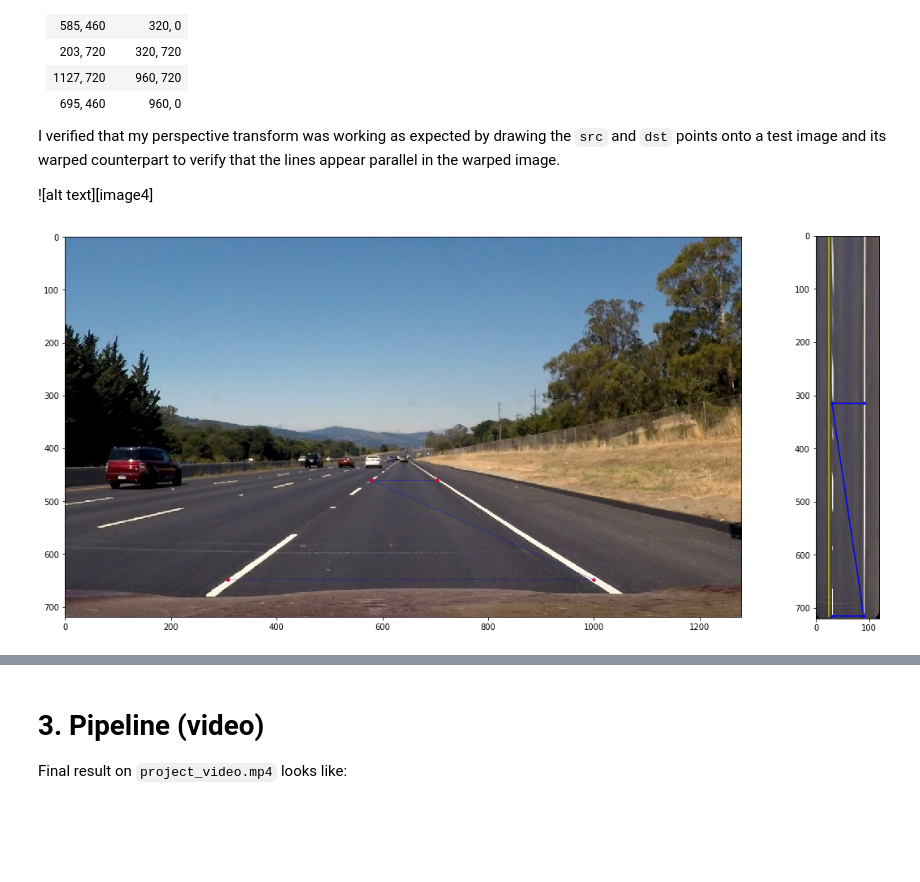
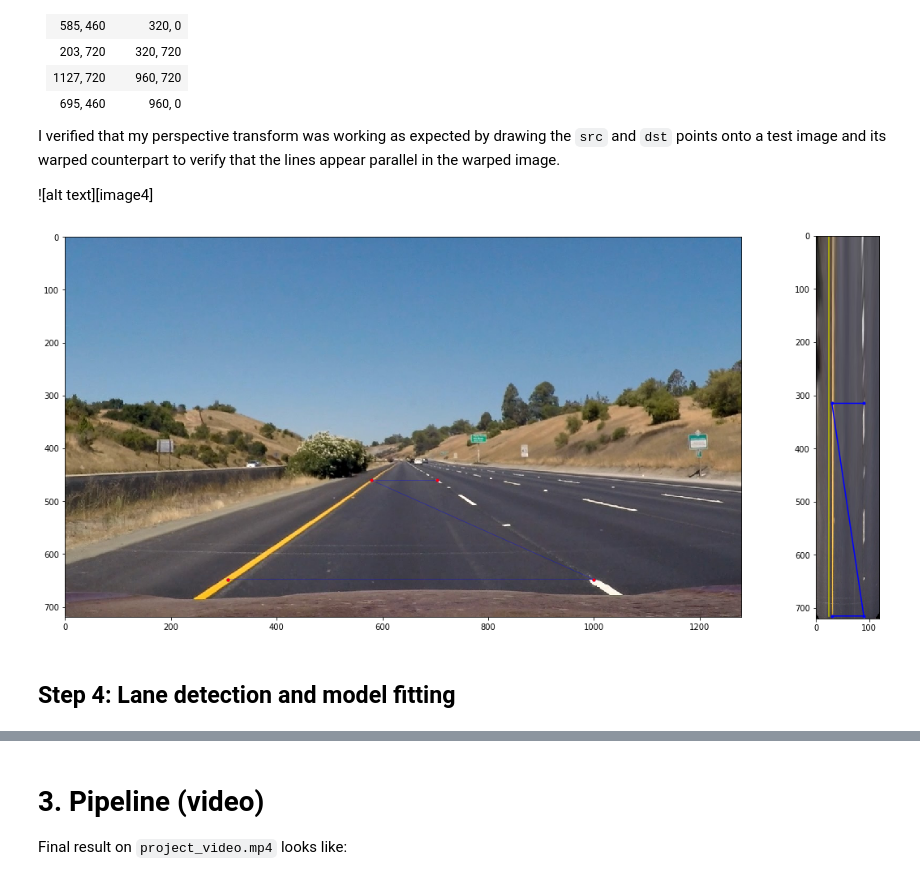
Before and after one commit to tw00/CarND-Advanced-Lane-Lines, a Jupyter notebook: writeup_tw.ipynb, the cells around one changed output, grey strips where cells are left out. Saved outputs shown, nothing was run; the diff lists cells and outputs as text; code cells hidden in the pictures; blank space fills up the shorter version.

```diff
--- a/writeup_tw.ipynb
+++ b/writeup_tw.ipynb
@@ -157,27 +158,26 @@ I verified that my perspective transform was working as expected by drawing the
 
 ![alt text][image4]
 # %%
-#importlib.reload(lib.camera)
-#from lib.camera import Camera
 cam = Camera()
 cam.load_calibration()
 
 # Load image and warp
-image = cv2.imread('test_images/straight_lines2.jpg')
+image = cv2.imread('test_images/straight_lines1.jpg')
+#image = cv2.imread('test_images/test7.jpg')
 image = cv2.cvtColor(image, cv2.COLOR_BGR2RGB)
 image_warp = cam.warp_birdeye(image)
 
 fig = plt.figure(figsize=(18, 9))
 gs = gridspec.GridSpec(1, 2, width_ratios=[10.6, 1])
 ax0 = plt.subplot(gs[0])
 ax0.imshow(image)
 ax0.plot(cam.src[:,0],cam.src[:,1],'b.-', linewidth=0.3)
 for i in range(4): ax0.plot(cam.src[i,0],cam.src[i,1],'r.')
 
 ax1 = plt.subplot(gs[1])
 ax1.imshow(image_warp[0:,:,:])
 ax1.plot(cam.dst[:,0],cam.dst[:,1],'b.-')
 ax1.plot([25,25],[0,715], 'y-')
 plt.show()
 # %% [output]
-[figure, old version]
+[figure, new version]
@@ -188,0 +184,2 @@ from lib.lane_line import LaneLine
+# %% [markdown]
+## Step 4:  Lane detection and model fitting
```
Also changed, not shown: parts of 12 cells of this notebook, 16 other files.
